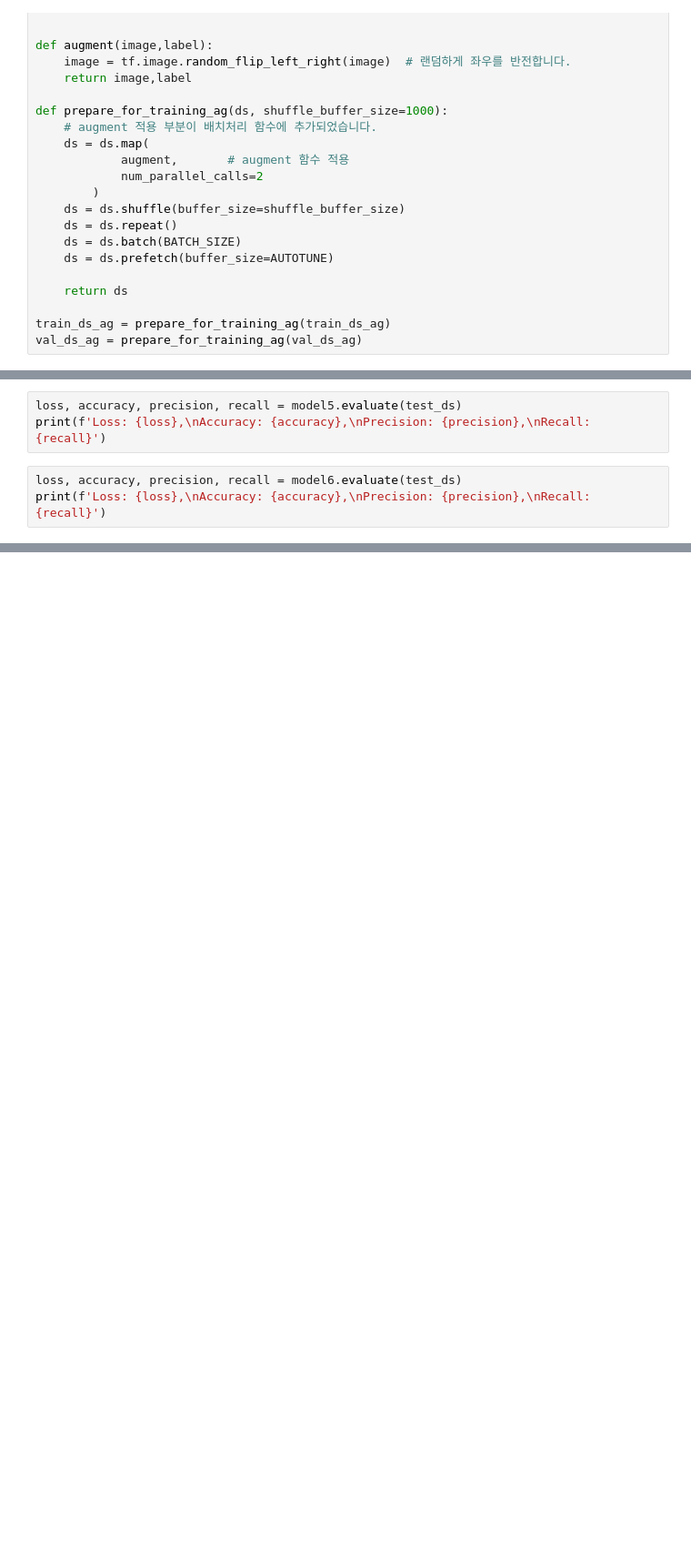
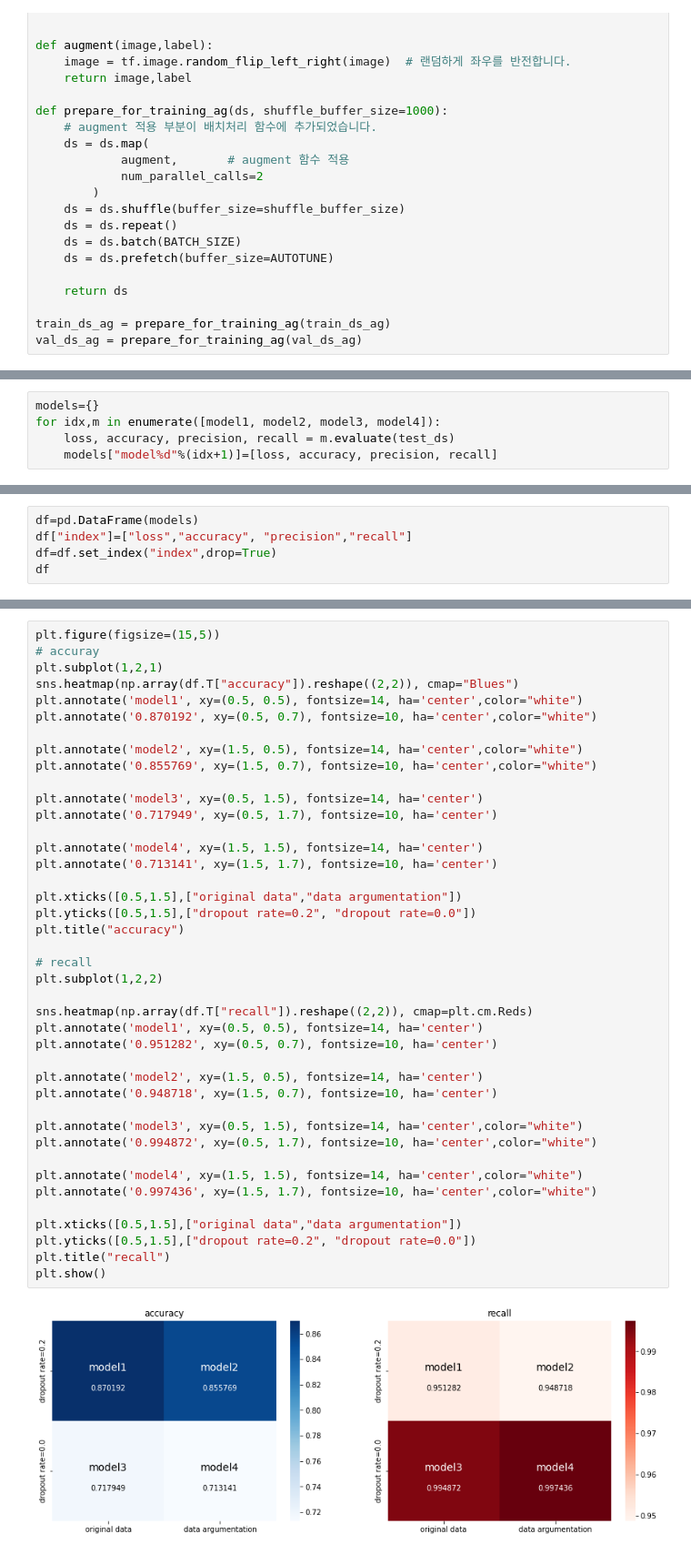
Before and after one commit to Asunny2019/AIFFEL_Exploration, a Jupyter notebook: [E09]chest_xray.ipynb, the cells around one changed output, grey strips where cells are left out. Shown at 91% size. Drawn from its saved outputs; the diff is of its cells as text; blank space fills up the shorter version.

```diff
--- a/[E09]chest_xray.ipynb
+++ b/[E09]chest_xray.ipynb
@@ -744,6 +762,5 @@ print(f'Loss: {loss},\nAccuracy: {accuracy},\nPrecision: {precision},\nRecall: {
-# %%
-loss, accuracy, precision, recall = model5.evaluate(test_ds)
-print(f'Loss: {loss},\nAccuracy: {accuracy},\nPrecision: {precision},\nRecall: {recall}')
-# %%
-loss, accuracy, precision, recall = model6.evaluate(test_ds)
-print(f'Loss: {loss},\nAccuracy: {accuracy},\nPrecision: {precision},\nRecall: {recall}')
+# %%
+models={}
+for idx,m in enumerate([model1, model2, model3, model4]):
+    loss, accuracy, precision, recall = m.evaluate(test_ds)
+    models["model%d"%(idx+1)]=[loss, accuracy, precision, recall]
@@ -749,0 +772,5 @@ print(f'Loss: {loss},\nAccuracy: {accuracy},\nPrecision: {precision},\nRecall: {
+# %%
+df=pd.DataFrame(models)
+df["index"]=["loss","accuracy", "precision","recall"]
+df=df.set_index("index",drop=True)
+df
@@ -749,0 +786,43 @@ print(f'Loss: {loss},\nAccuracy: {accuracy},\nPrecision: {precision},\nRecall: {
+# %%
+plt.figure(figsize=(15,5))
+# accuray
+plt.subplot(1,2,1)
+sns.heatmap(np.array(df.T["accuracy"]).reshape((2,2)), cmap="Blues")
+plt.annotate('model1', xy=(0.5, 0.5), fontsize=14, ha='center',color="white")
+plt.annotate('0.870192', xy=(0.5, 0.7), fontsize=10, ha='center',color="white")
+
+plt.annotate('model2', xy=(1.5, 0.5), fontsize=14, ha='center',color="white")
+plt.annotate('0.855769', xy=(1.5, 0.7), fontsize=10, ha='center',color="white")
+
+plt.annotate('model3', xy=(0.5, 1.5), fontsize=14, ha='center')
+plt.annotate('0.717949', xy=(0.5, 1.7), fontsize=10, ha='center')
+
+plt.annotate('model4', xy=(1.5, 1.5), fontsize=14, ha='center')
+plt.annotate('0.713141', xy=(1.5, 1.7), fontsize=10, ha='center')
+
+plt.xticks([0.5,1.5],["original data","data argumentation"])
+plt.yticks([0.5,1.5],["dropout rate=0.2", "dropout rate=0.0"])
+plt.title("accuracy")
+
+# recall
+plt.subplot(1,2,2)
+
+sns.heatmap(np.array(df.T["recall"]).reshape((2,2)), cmap=plt.cm.Reds)
+plt.annotate('model1', xy=(0.5, 0.5), fontsize=14, ha='center')
+plt.annotate('0.951282', xy=(0.5, 0.7), fontsize=10, ha='center')
+
+plt.annotate('model2', xy=(1.5, 0.5), fontsize=14, ha='center')
+plt.annotate('0.948718', xy=(1.5, 0.7), fontsize=10, ha='center')
+
+plt.annotate('model3', xy=(0.5, 1.5), fontsize=14, ha='center',color="white")
+plt.annotate('0.994872', xy=(0.5, 1.7), fontsize=10, ha='center',color="white")
+
+plt.annotate('model4', xy=(1.5, 1.5), fontsize=14, ha='center',color="white")
+plt.annotate('0.997436', xy=(1.5, 1.7), fontsize=10, ha='center',color="white")
+
+plt.xticks([0.5,1.5],["original data","data argumentation"])
+plt.yticks([0.5,1.5],["dropout rate=0.2", "dropout rate=0.0"])
+plt.title("recall")
+plt.show()
+# %% [output]
+[figure, added]
```
Also changed, not shown: parts of 48 cells of this notebook.
